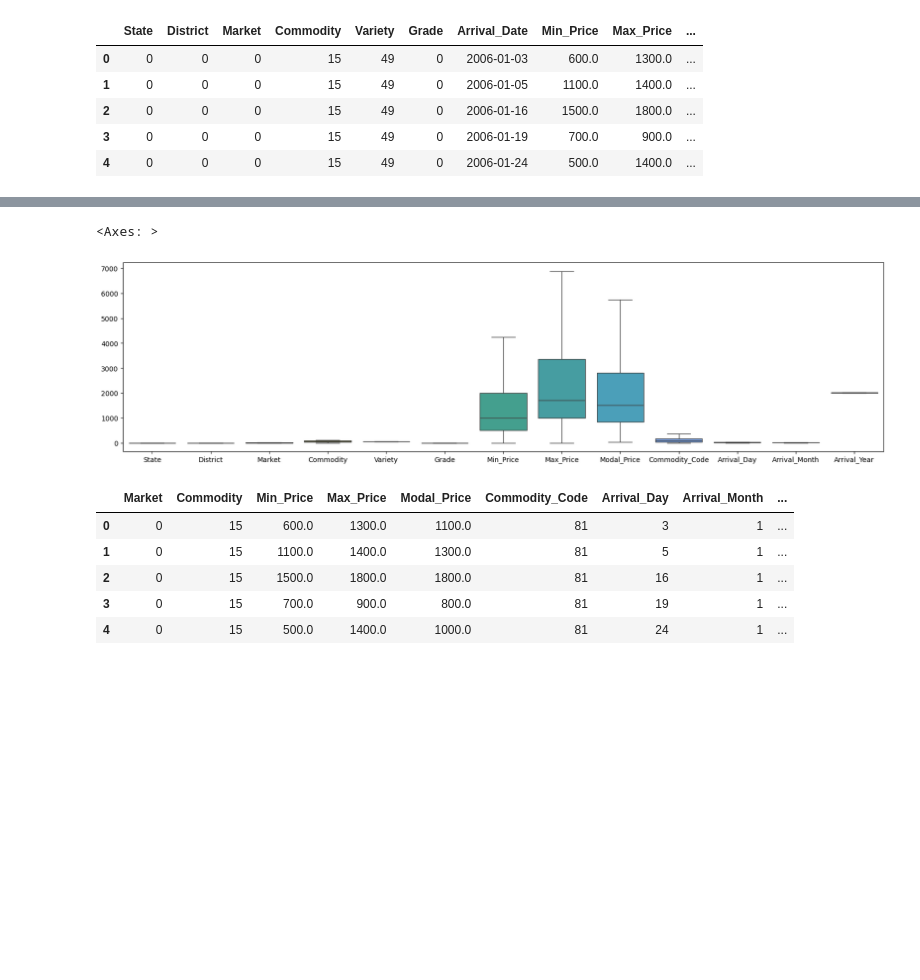
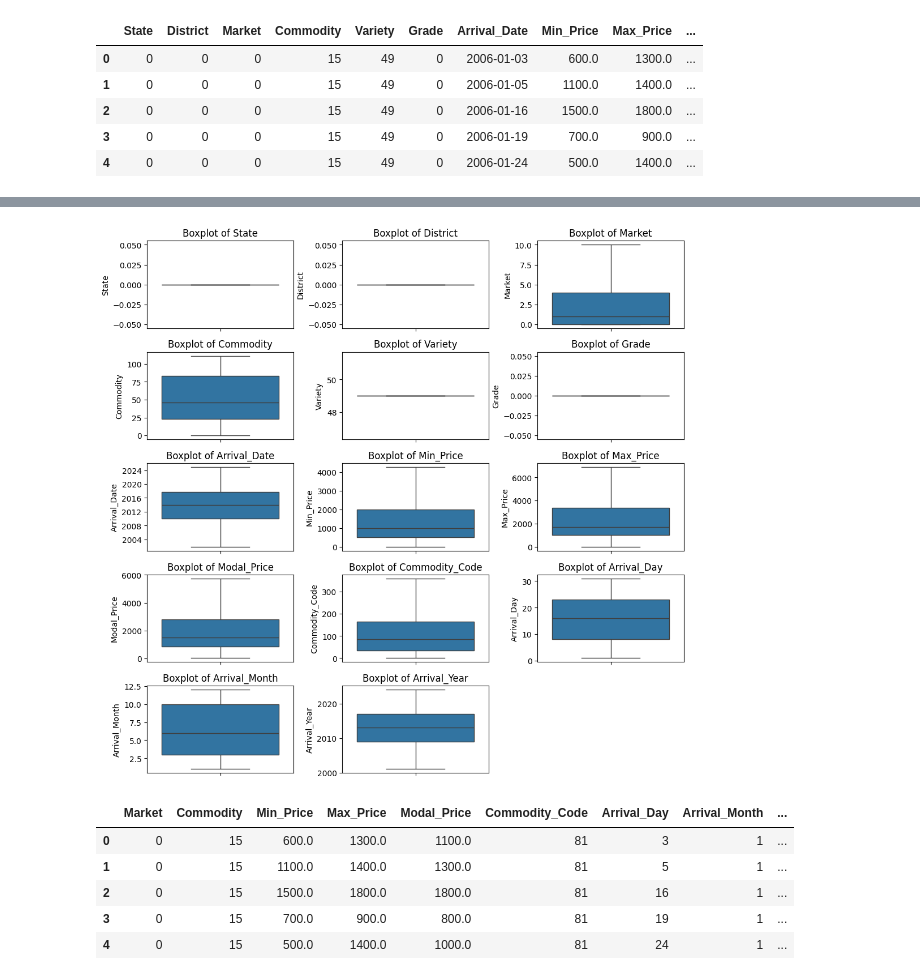
Before and after one commit to Jinay-Vora123/IT462-Exploratory-Data-Analysis-Project, a Jupyter notebook: EDA_Project.ipynb, the cells around one changed output, grey strips where cells are left out. Saved outputs shown, nothing was run; the diff lists cells and outputs as text; code cells hidden in the pictures; blank space fills up the shorter version.

Commit message:
Update
Changed boxplots into indiviual plots instead of one single plot

```diff
--- a/EDA_Project.ipynb
+++ b/EDA_Project.ipynb
@@ -141,0 +137,17 @@ sns.boxplot(df)
+# %%
+num_columns = 3
+num_plots = len(df.columns)
+num_rows = math.ceil(num_plots / num_columns)
+
+fig, axes = plt.subplots(nrows=num_rows, ncols=num_columns, figsize=(3.5 * num_columns, 2 * num_rows))
+axes = axes.flatten()
+
+for i, column in enumerate(df.columns):
+    sns.boxplot(data=df[column], ax=axes[i])
+    axes[i].set_title(f'Boxplot of {column}')
+
+for j in range(num_plots, len(axes)):
+    axes[j].axis('off')
+
+plt.tight_layout()
+plt.show()
@@ -142,24 +156,37 @@ sns.boxplot(df)
 # %%
 def iqr_clipping(df, columns, multiplier=1.5):
     df_clipped = df.copy()
     for col in columns:
         Q1 = df[col].quantile(0.25)
         Q3 = df[col].quantile(0.75)
         IQR = Q3 - Q1
         lower_bound = Q1 - multiplier * IQR
         upper_bound = Q3 + multiplier * IQR
         df_clipped[col] = df[col].clip(lower=lower_bound, upper=upper_bound)
     return df_clipped
 
 outlier_cols = ['Market', 'Variety', 'Grade', 'Min_Price', 'Max_Price', 'Modal_Price','Commodity_Code']
 
 df_clipped = iqr_clipping(df, outlier_cols, multiplier=1.5)
 
-plt.figure(figsize=(20, 5))
-sns.boxplot(df_clipped)
+num_columns = 3
+num_plots = len(df_clipped.columns)
+num_rows = math.ceil(num_plots / num_columns)
+
+fig, axes = plt.subplots(nrows=num_rows, ncols=num_columns, figsize=(3.5 * num_columns, 2 * num_rows))
+axes = axes.flatten()
+
+for i, column in enumerate(df_clipped.columns):
+    sns.boxplot(data=df_clipped[column], ax=axes[i])
+    axes[i].set_title(f'Boxplot of {column}')
+
+for j in range(num_plots, len(axes)):
+    axes[j].axis('off')
+
+plt.tight_layout()
+plt.show()
 # %% [output]
-<Axes: >
-[figure, old version]
+[figure, new version]
 # %%
 df_edited = df_clipped.drop(columns={'Variety', 'Grade', 'Arrival_Date', 'State', 'District'}, axis=1)
 df_edited.head()
```
Also changed, not shown: parts of 3 cells of this notebook.
